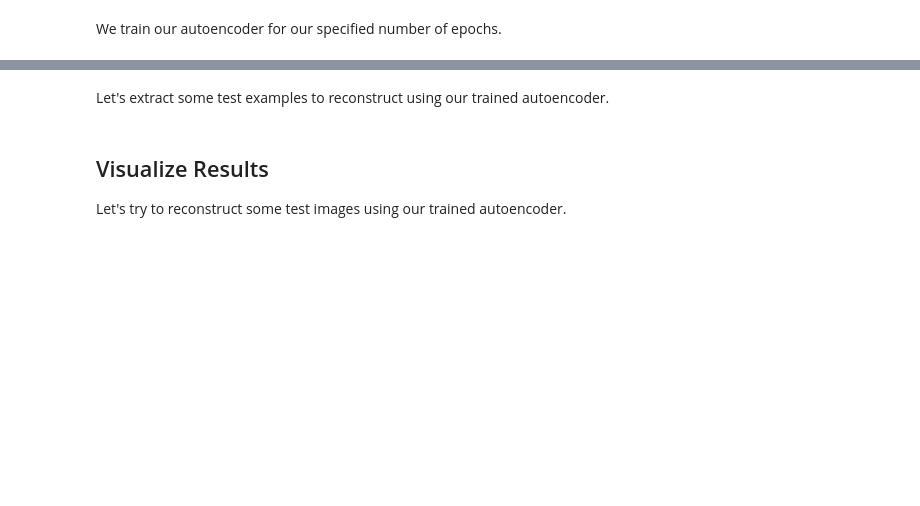
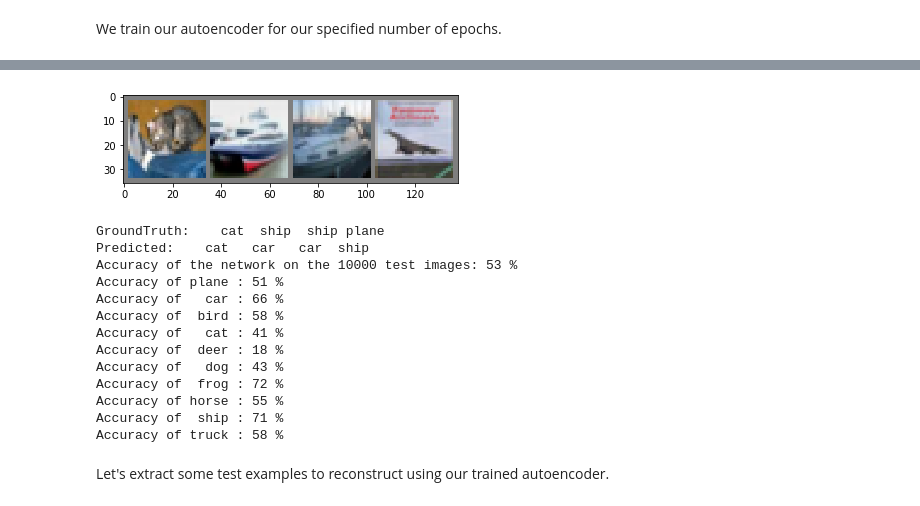
Before and after one commit to PhilipOe1612340/MMR-Autoencoder, a Jupyter notebook: src/autoencoder-pytorch.ipynb, the cells around one changed output, grey strips where cells are left out. Cells and saved outputs as stored; diff of their text form; code cells hidden in the pictures; blank space fills up the shorter version.

```diff
--- a/src/autoencoder-pytorch.ipynb
+++ b/src/autoencoder-pytorch.ipynb
@@ -117,7 +131,7 @@ print('Finished Training')
 PATH = './cifar_net.pth'
 torch.save(net.state_dict(), PATH)
 # %%
-dataiter = iter(testloader)
+dataiter = iter(dataset.testloader)
 images, labels = dataiter.next()
 
 # print images
@@ -135,34 +149,49 @@ print('Predicted: ', ' '.join('%5s' % classes[predicted[j]]
 
 correct = 0
 total = 0
 with torch.no_grad():
-    for data in testloader:
+    for data in dataset.testloader:
         images, labels = data
         outputs = net(images)
         _, predicted = torch.max(outputs.data, 1)
         total += labels.size(0)
         correct += (predicted == labels).sum().item()
 
 print('Accuracy of the network on the 10000 test images: %d %%' % (
     100 * correct / total))
 
 
 class_correct = list(0. for i in range(10))
 class_total = list(0. for i in range(10))
 with torch.no_grad():
-    for data in testloader:
+    for data in dataset.testloader:
         images, labels = data
         outputs = net(images)
         _, predicted = torch.max(outputs, 1)
         c = (predicted == labels).squeeze()
         for i in range(4):
             label = labels[i]
             class_correct[label] += c[i].item()
             class_total[label] += 1
 
 
 for i in range(10):
     print('Accuracy of %5s : %2d %%' % (
         classes[i], 100 * class_correct[i] / class_total[i]))
+# %% [output]
+[figure, added]
+GroundTruth:    cat  ship  ship plane
+Predicted:    cat   car   car  ship
+Accuracy of the network on the 10000 test images: 53 %
+Accuracy of plane : 51 %
+Accuracy of   car : 66 %
+Accuracy of  bird : 58 %
+Accuracy of   cat : 41 %
+Accuracy of  deer : 18 %
+Accuracy of   dog : 43 %
+Accuracy of  frog : 72 %
+Accuracy of horse : 55 %
+Accuracy of  ship : 71 %
+Accuracy of truck : 58 %
 # %% [markdown]
 Let's extract some test examples to reconstruct using our trained autoencoder.
@@ -186,4 +197,0 @@ with torch.no_grad():
-# %% [markdown]
-## Visualize Results
-
-Let's try to reconstruct some test images using our trained autoencoder.
```
Also changed, not shown: parts of 3 cells of this notebook, 2 other files.
